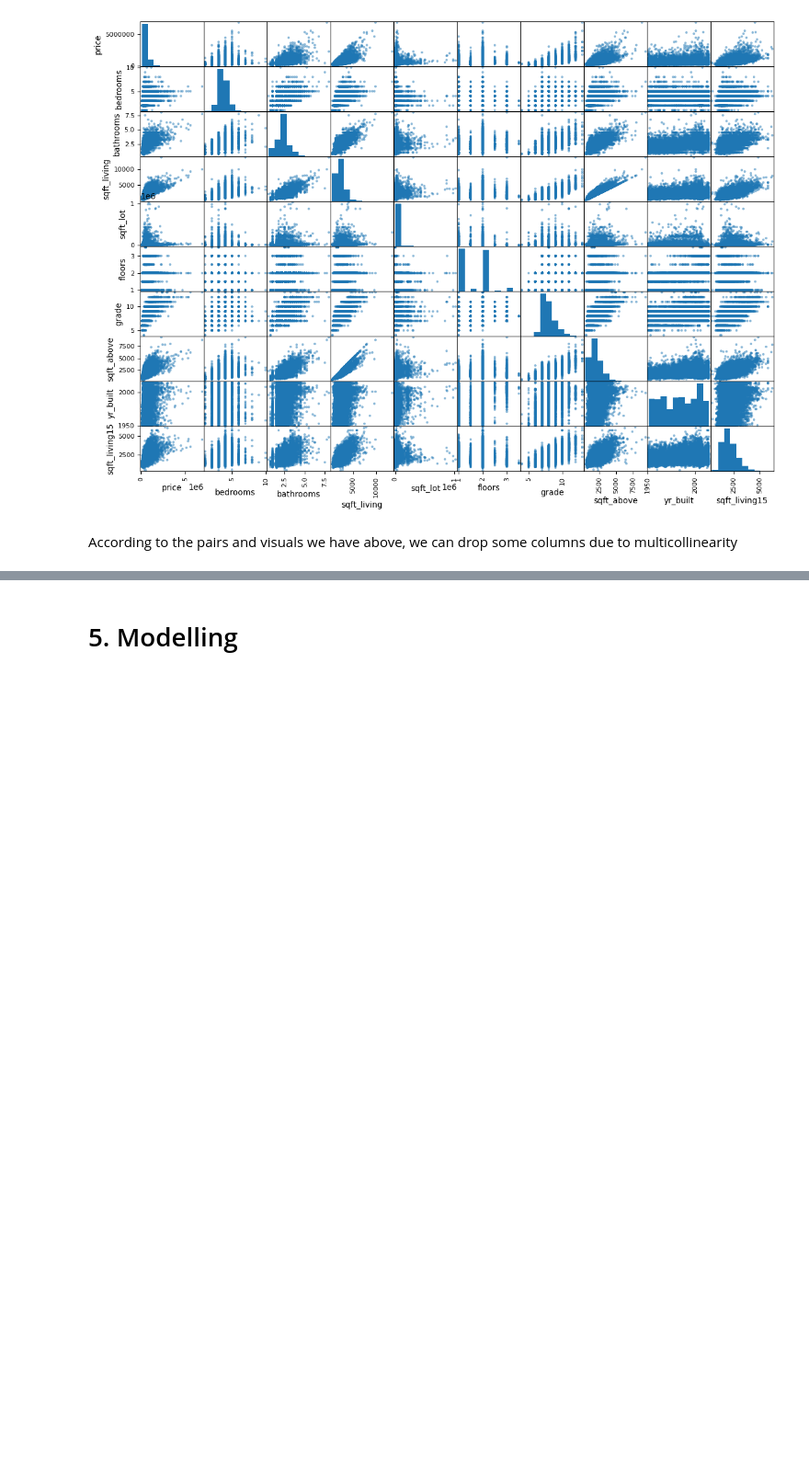
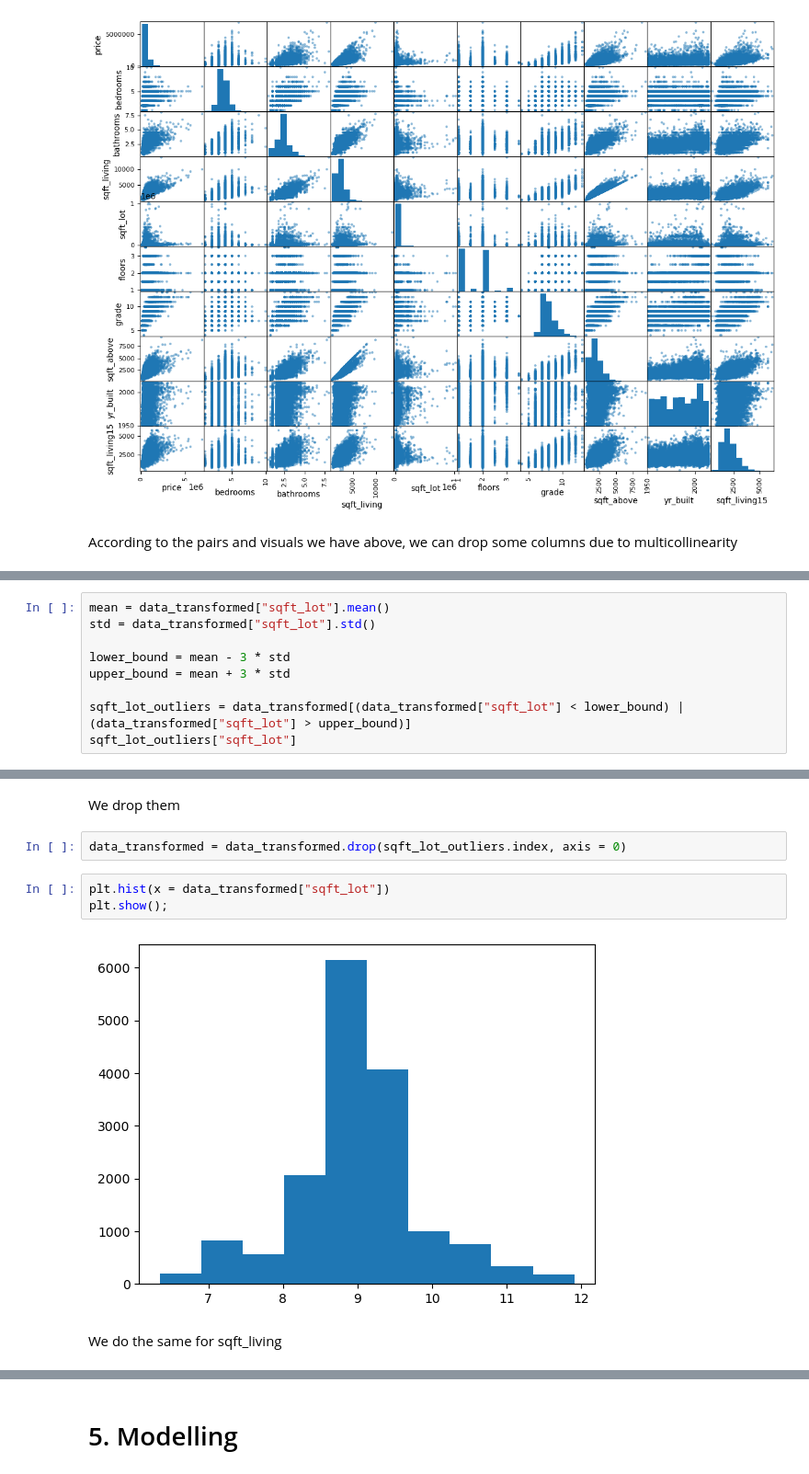
Before and after one commit to MuchiriKinyua/Real-Estate-Management-System, a Jupyter notebook: student.ipynb, the cells around one changed output, grey strips where cells are left out. Shown at 92% size. Saved outputs shown, nothing was run; the diff lists cells and outputs as text; blank space fills up the shorter version.

```diff
--- a/student.ipynb
+++ b/student.ipynb
@@ -728,0 +735,9 @@ for column in data_log.columns[7:]:
+# %%
+mean = data_transformed["sqft_lot"].mean()
+std = data_transformed["sqft_lot"].std()
+
+lower_bound = mean - 3 * std
+upper_bound = mean + 3 * std
+
+sqft_lot_outliers = data_transformed[(data_transformed["sqft_lot"] < lower_bound) | (data_transformed["sqft_lot"] > upper_bound)]
+sqft_lot_outliers["sqft_lot"]
@@ -728,0 +757,11 @@ for column in data_log.columns[7:]:
+# %% [markdown]
+We drop them
+# %%
+data_transformed = data_transformed.drop(sqft_lot_outliers.index, axis = 0)
+# %%
+plt.hist(x = data_transformed["sqft_lot"])
+plt.show();
+# %% [output]
+[figure, added]
+# %% [markdown]
+We do the same for sqft_living
```
Also changed, not shown: parts of 48 cells of this notebook.
